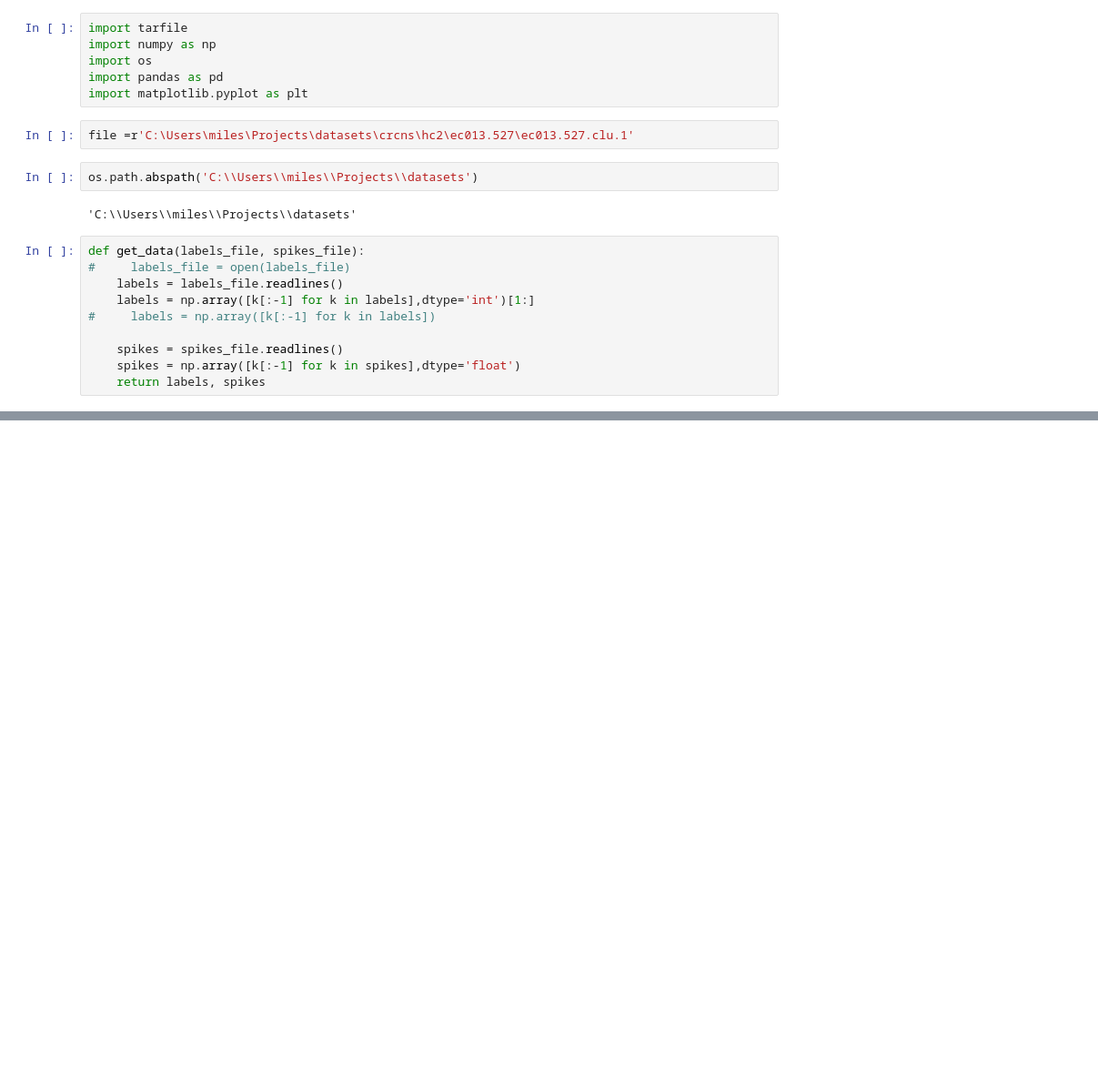
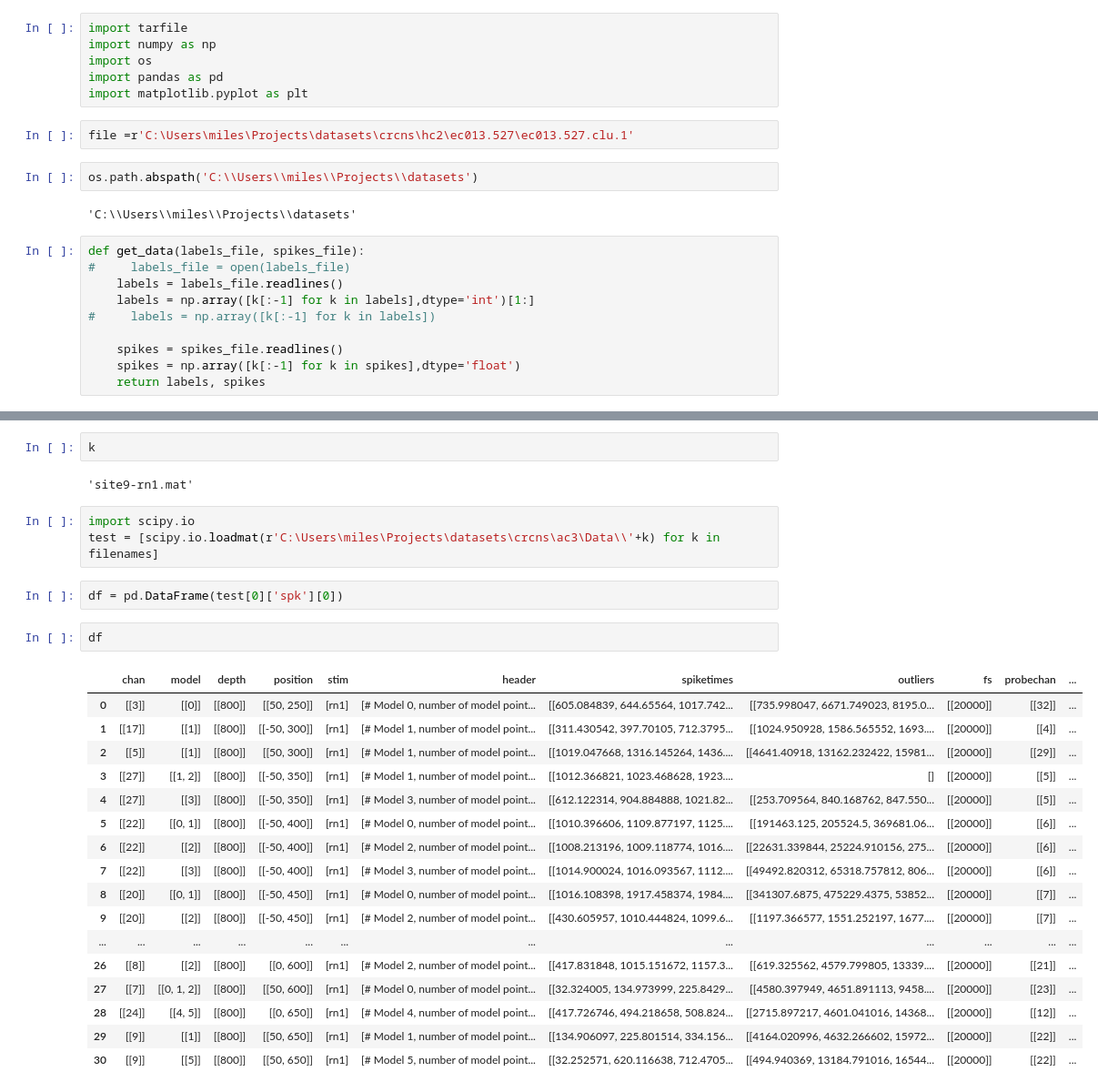
Before and after one commit to CosmicSurgery/thesis_notebooks, a Jupyter notebook: 2023.08.31 - h2 dataset hippocampus .ipynb, the cells around one changed output, grey strips where cells are left out. Shown at 91% size. Cells and saved outputs as stored; diff of their text form; blank space fills up the shorter version.

```diff
--- a/2023.08.31 - h2 dataset hippocampus .ipynb
+++ b/2023.08.31 - h2 dataset hippocampus .ipynb
@@ -52,0 +114,29 @@ plt.show()
+# %%
+k
+# %% [output]
+'site9-rn1.mat'
+# %%
+import scipy.io
+test = [scipy.io.loadmat(r'C:\Users\miles\Projects\datasets\crcns\ac3\Data\\'+k) for k in filenames]
+# %%
+df = pd.DataFrame(test[0]['spk'][0])
+# %%
+df
+# %% [output]
+|  | chan | model | depth | position | stim | header | spiketimes | outliers | fs | probechan | ... |
+| 0 | [[3]] | [[0]] | [[800]] | [[50, 250]] | [rn1] | [# Model 0, number of model point... | [[605.084839, 644.65564, 1017.742... | [[735.998047, 6671.749023, 8195.0... | [[20000]] | [[32]] | ... |
+| 1 | [[17]] | [[1]] | [[800]] | [[-50, 300]] | [rn1] | [# Model 1, number of model point... | [[311.430542, 397.70105, 712.3795... | [[1024.950928, 1586.565552, 1693.... | [[20000]] | [[4]] | ... |
+| 2 | [[5]] | [[1]] | [[800]] | [[50, 300]] | [rn1] | [# Model 1, number of model point... | [[1019.047668, 1316.145264, 1436.... | [[4641.40918, 13162.232422, 15981... | [[20000]] | [[29]] | ... |
+| 3 | [[27]] | [[1, 2]] | [[800]] | [[-50, 350]] | [rn1] | [# Model 1, number of model point... | [[1012.366821, 1023.468628, 1923.... | [] | [[20000]] | [[5]] | ... |
+| 4 | [[27]] | [[3]] | [[800]] | [[-50, 350]] | [rn1] | [# Model 3, number of model point... | [[612.122314, 904.884888, 1021.82... | [[253.709564, 840.168762, 847.550... | [[20000]] | [[5]] | ... |
+| 5 | [[22]] | [[0, 1]] | [[800]] | [[-50, 400]] | [rn1] | [# Model 0, number of model point... | [[1010.396606, 1109.877197, 1125.... | [[191463.125, 205524.5, 369681.06... | [[20000]] | [[6]] | ... |
+| 6 | [[22]] | [[2]] | [[800]] | [[-50, 400]] | [rn1] | [# Model 2, number of model point... | [[1008.213196, 1009.118774, 1016.... | [[22631.339844, 25224.910156, 275... | [[20000]] | [[6]] | ... |
+| 7 | [[22]] | [[3]] | [[800]] | [[-50, 400]] | [rn1] | [# Model 3, number of model point... | [[1014.900024, 1016.093567, 1112.... | [[49492.820312, 65318.757812, 806... | [[20000]] | [[6]] | ... |
+| 8 | [[20]] | [[0, 1]] | [[800]] | [[-50, 450]] | [rn1] | [# Model 0, number of model point... | [[1016.108398, 1917.458374, 1984.... | [[341307.6875, 475229.4375, 53852... | [[20000]] | [[7]] | ... |
+| 9 | [[20]] | [[2]] | [[800]] | [[-50, 450]] | [rn1] | [# Model 2, number of model point... | [[430.605957, 1010.444824, 1099.6... | [[1197.366577, 1551.252197, 1677.... | [[20000]] | [[7]] | ... |
+| ... | ... | ... | ... | ... | ... | ... | ... | ... | ... | ... | ... |
+| 26 | [[8]] | [[2]] | [[800]] | [[0, 600]] | [rn1] | [# Model 2, number of model point... | [[417.831848, 1015.151672, 1157.3... | [[619.325562, 4579.799805, 13339.... | [[20000]] | [[21]] | ... |
+| 27 | [[7]] | [[0, 1, 2]] | [[800]] | [[50, 600]] | [rn1] | [# Model 0, number of model point... | [[32.324005, 134.973999, 225.8429... | [[4580.397949, 4651.891113, 9458.... | [[20000]] | [[23]] | ... |
+| 28 | [[24]] | [[4, 5]] | [[800]] | [[0, 650]] | [rn1] | [# Model 4, number of model point... | [[417.726746, 494.218658, 508.824... | [[2715.897217, 4601.041016, 14368... | [[20000]] | [[12]] | ... |
+| 29 | [[9]] | [[1]] | [[800]] | [[50, 650]] | [rn1] | [# Model 1, number of model point... | [[134.906097, 225.801514, 334.156... | [[4164.020996, 4632.266602, 15972... | [[20000]] | [[22]] | ... |
+| 30 | [[9]] | [[5]] | [[800]] | [[50, 650]] | [rn1] | [# Model 5, number of model point... | [[32.252571, 620.116638, 712.4705... | [[494.940369, 13184.791016, 16544... | [[20000]] | [[22]] | ... |
```
Also changed, not shown: parts of 13 cells of this notebook.
